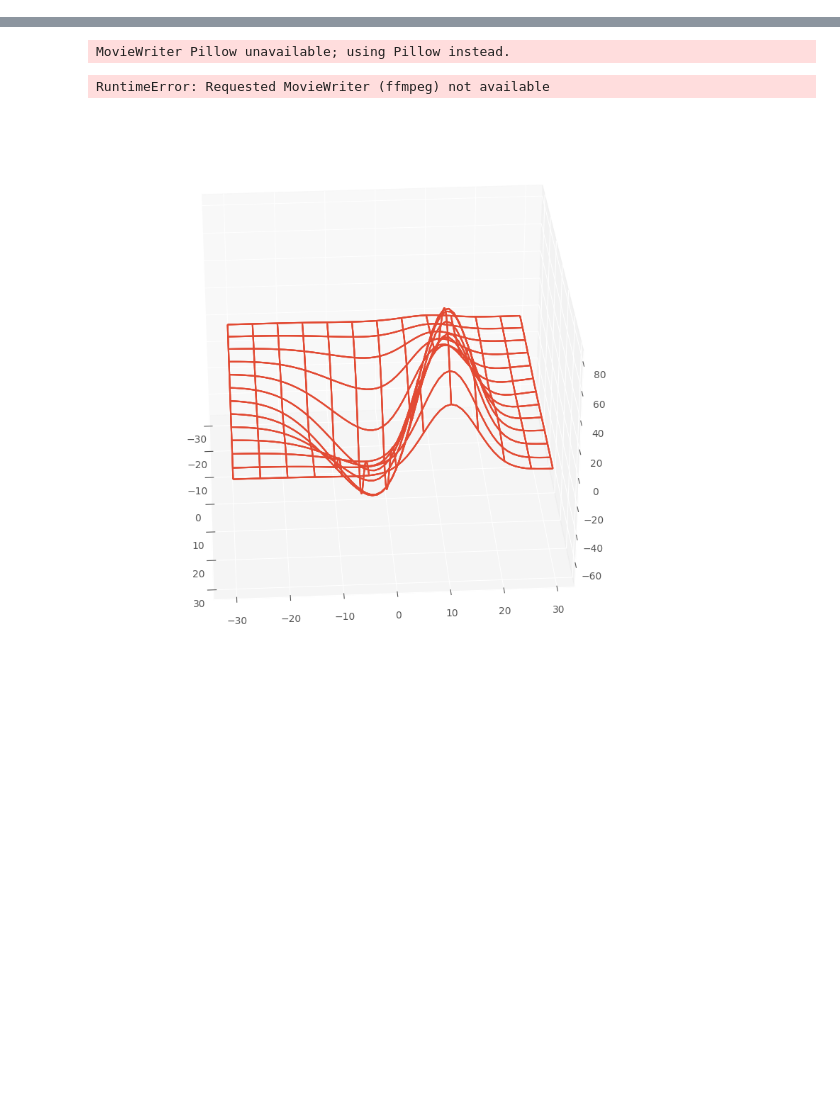
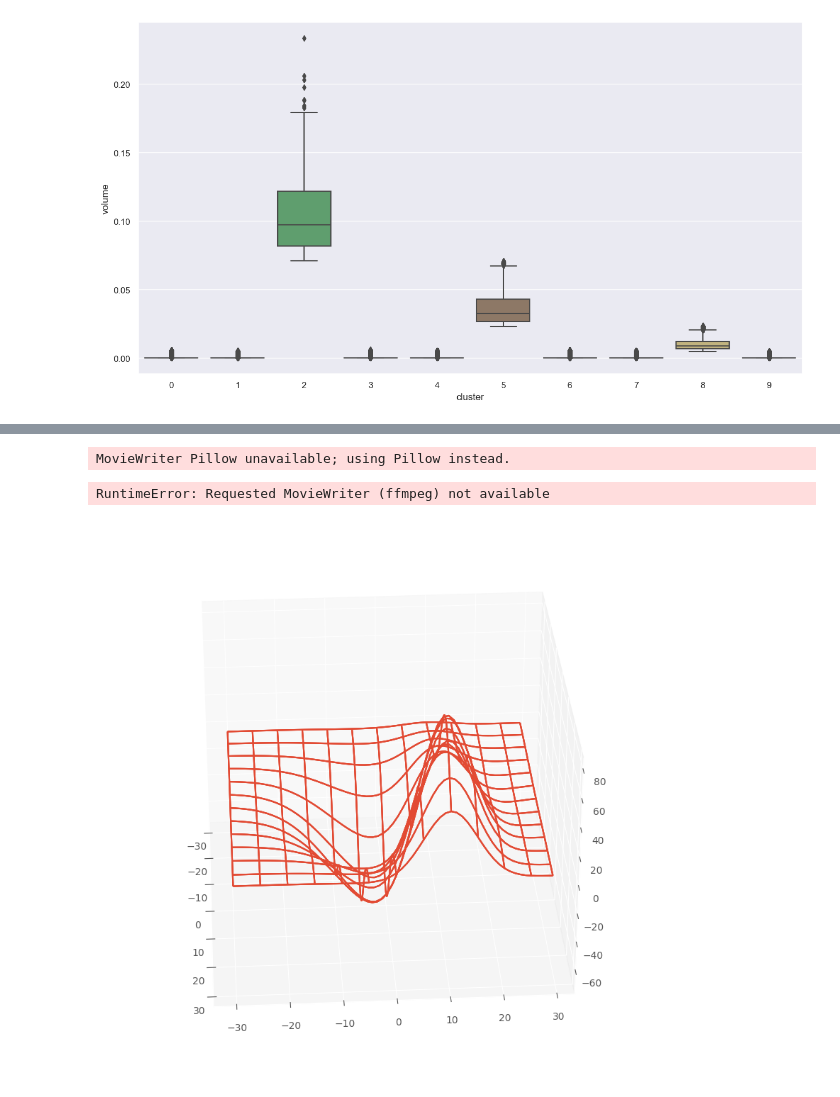
Before and after one commit to mukaiyama729/ResearchAnalysis, a Jupyter notebook: trial1.ipynb, the cells around one changed output, grey strips where cells are left out. Saved outputs shown, nothing was run; the diff lists cells and outputs as text; code cells hidden in the pictures; blank space fills up the shorter version.

```diff
--- a/trial1.ipynb
+++ b/trial1.ipynb
@@ -104,0 +191,18 @@ plt.show()
+# %%
+all_data_path = 'data/bachelor/data/analysis_result/all/data_all.csv'
+all_delaunay_data = list()
+all_voronoi_data = list()
+all_kde_data = list()
+for i in range(70):
+    i += 1
+    each_d_path = 'data/bachelor/data/analysis_result/randoms/random{}/delaunay_{}.csv'.format(i, i)
+    #each_kde_path = 'data/bachelor/data/analysis_result/randoms/random{}/kde_{}.csv'.format(i, i)
+    #each_v_path = 'data/bachelor/data/analysis_result/randoms/random{}/voronoi_{}.csv'.format(i, i)
+
+    try:
+        all_delaunay_data.append(pd.read_csv(each_d_path, index_col=0))
+        #all_voronoi_data.append(pd.read_csv(each_v_path, index_col=0))
+        #all_kde_data.append(pd.read_csv(each_kde_path, index_col=0))
+    except FileNotFoundError:
+        continue
+all_data = pd.read_csv(all_data_path, index_col=0)
@@ -104,0 +233,13 @@ plt.show()
+# %%
+#clustering
+all_df = pd.concat(all_delaunay_data, axis=0, ignore_index=True)
+selected_df = all_df[['x', 'y', 'z', 'volume']]
+from sklearn.preprocessing import StandardScaler
+sc = StandardScaler()
+df_sc = sc.fit_transform(selected_df)
+df_sc = pd.DataFrame(df_sc, columns=selected_df.columns)
+from sklearn.cluster import KMeans
+model = KMeans(n_clusters=10, random_state=1)
+model.fit(df_sc)
+cluster = model.labels_
+all_df['cluster'] = cluster
@@ -104,0 +347,11 @@ plt.show()
+# %%
+import seaborn as sns
+sns.set(rc = {'figure.figsize':(15,8)})
+sns.set_style('darkgrid')
+df = all_df[['cluster', 'volume']]
+sns.boxplot(x='cluster', y='volume', data=df)
+line_plot = sns.lineplot()
+figure = line_plot.get_figure()
+figure.savefig('clustering.jpeg')
+# %% [output]
+[figure, added]
```
Also changed, not shown: parts of 44 cells of this notebook, 22 other files.
